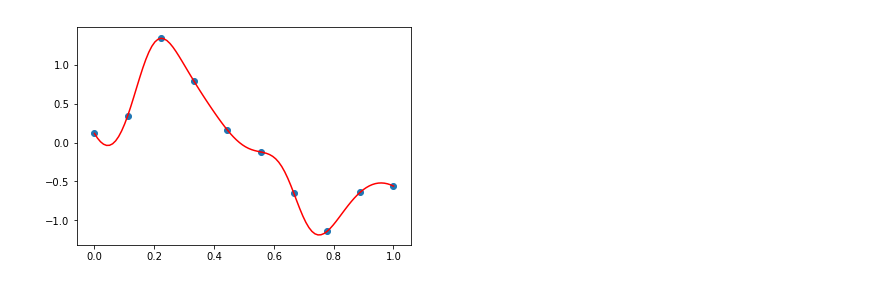
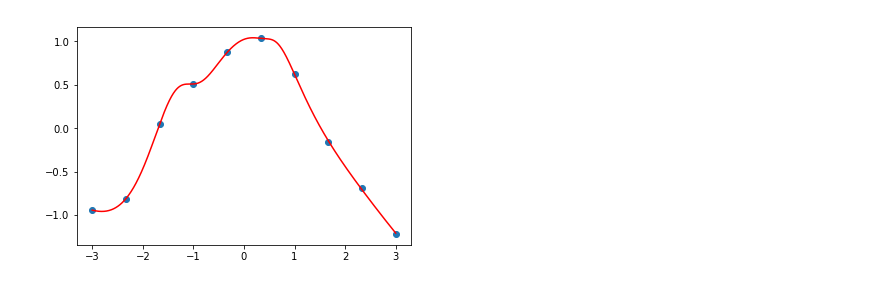
Before and after one commit to ctgk/bayesnet, a Jupyter notebook: notebook/regression.ipynb, the cells around one changed output. Cells and saved outputs as stored; diff of their text form; code cells hidden in the pictures.

```diff
--- a/notebook/regression.ipynb
+++ b/notebook/regression.ipynb
@@ -13,3 +8,6 @@ x_train, y_train = create_toy_data()
+# %%
+x_train = np.linspace(-3, 3, num=10)[:, None]
+y_train = np.cos(x_train) + np.random.normal(0, 0.1, size=x_train.shape)
 # %%
 class NeuralNetwork(bn.Network):
 
@@ -24,25 +22,26 @@ class NeuralNetwork(bn.Network):
     def __call__(self, x, y=None):
         h = bn.tanh(x @ self.w1 + self.b1)
         mu = h @ self.w2 + self.b2
-        self.y = bn.random.Gaussian(mu, 1., data=y)
+        self.y = bn.random.Gaussian(mu, 0.1, data=y)
         return mu.value
 # %%
-model = NeuralNetwork(1, 30, 1)
-optimizer = bn.optimizer.Adam(model)
+model = NeuralNetwork(1, 20, 1)
+optimizer = bn.optimizer.Adam(model, 0.1)
+optimizer.set_decay(0.9, 100)
 
-for _ in range(100000):
+for _ in range(10000):
     model.cleargrad()
     model(x_train, y_train)
     log_likelihood = model.elbo()
     log_likelihood.backward()
     optimizer.update()
 # %%
-x = np.linspace(0, 1, 100)[:, None]
+x = np.linspace(-3, 3, 1000)[:, None]
 plt.scatter(x_train, y_train)
 plt.plot(x, model(x), c="r")
 plt.show()
 # %% [output]
-[figure, old version]
+[figure, new version]
 # %%
 class RegularizedNetwork(bn.Network):
 
```
Also changed, not shown: parts of 8 cells of this notebook, 5 other files.
